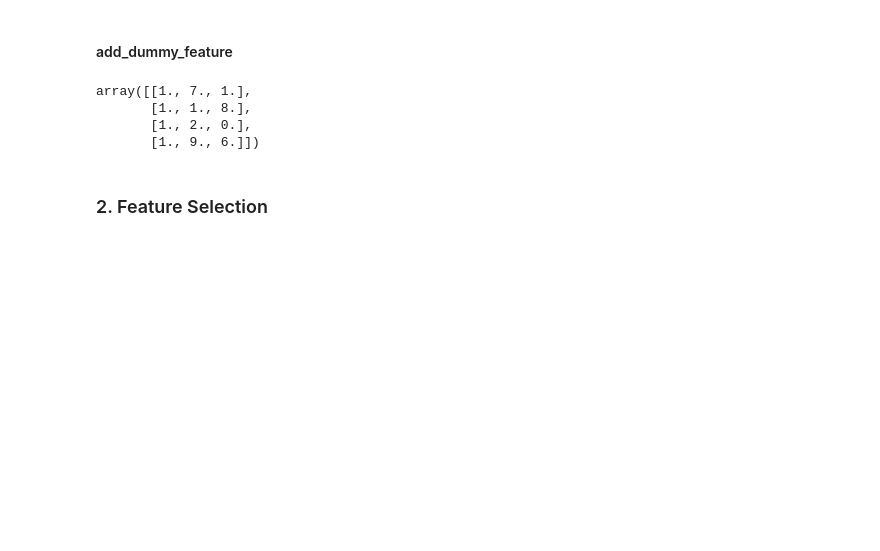
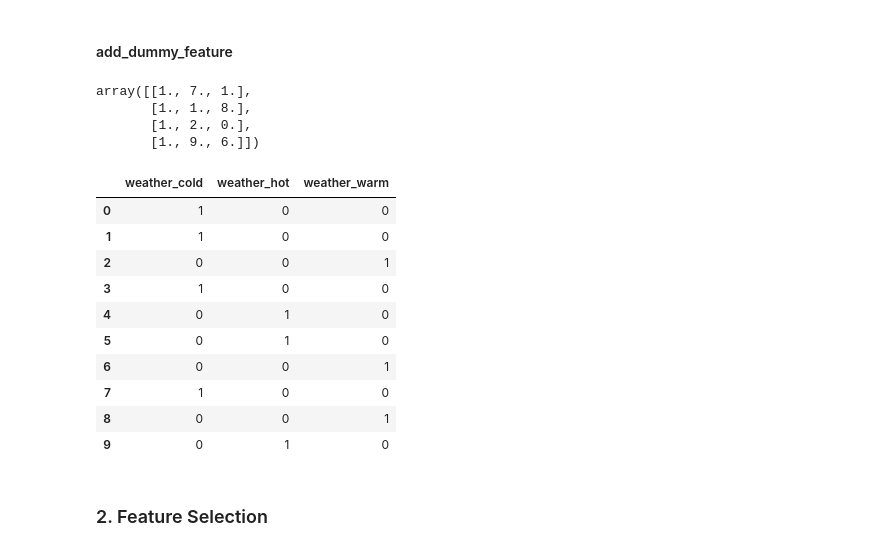
Before and after one commit to ananddotiyer/IIT-M, a Jupyter notebook: My Notes/MLP/Week2.ipynb, the cells around one changed output. Drawn from its saved outputs; the diff is of its cells as text; code cells hidden in the pictures; blank space fills up the shorter version.

```diff
--- a/My Notes/MLP/Week2.ipynb
+++ b/My Notes/MLP/Week2.ipynb
@@ -463,6 +463,22 @@ array([[1., 7., 1.],
        [1., 1., 8.],
        [1., 2., 0.],
        [1., 9., 6.]])
+# %%
+# create separate columns for each unique value
+X = np.array(['cold', 'cold', 'warm', 'cold', 'hot', 'hot', 'warm', 'cold', 'warm', 'hot'])
+pd.get_dummies(X, prefix='weather') # specify columns parameter, when used on a dataframe.
+# %% [output]
+|  | weather_cold | weather_hot | weather_warm |
+| 0 | 1 | 0 | 0 |
+| 1 | 1 | 0 | 0 |
+| 2 | 0 | 0 | 1 |
+| 3 | 1 | 0 | 0 |
+| 4 | 0 | 1 | 0 |
+| 5 | 0 | 1 | 0 |
+| 6 | 0 | 0 | 1 |
+| 7 | 1 | 0 | 0 |
+| 8 | 0 | 0 | 1 |
+| 9 | 0 | 1 | 0 |
 # %% [markdown]
 ### 2. Feature Selection
 # %% [markdown]
```
Also changed, not shown: parts of 1 cell of this notebook.
